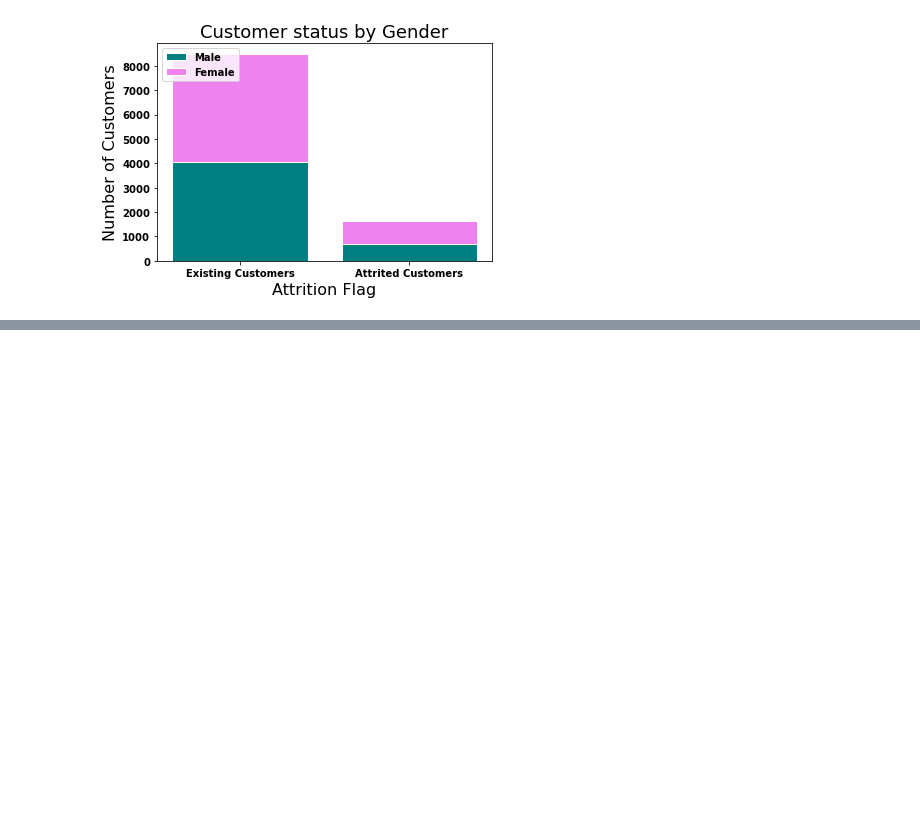
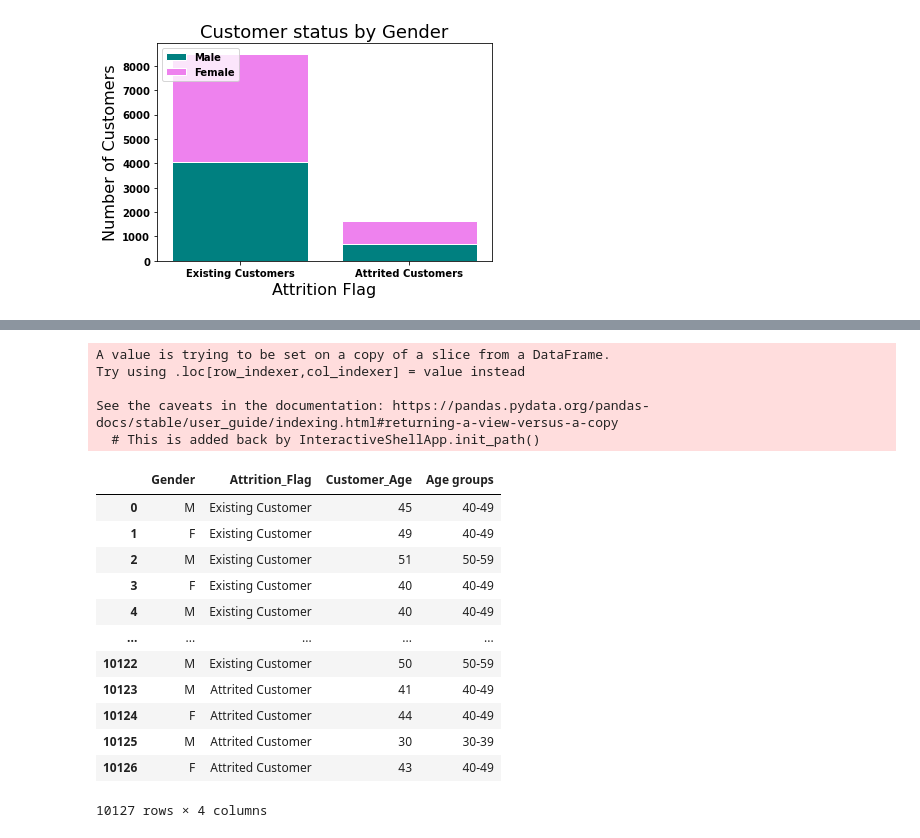
Before and after one commit to Emziicles/Project1-CreditCard, a Jupyter notebook: Project 1 - Emma Second attempt.ipynb, the cells around one changed output, grey strips where cells are left out. Drawn from its saved outputs; the diff is of its cells as text; code cells hidden in the pictures; blank space fills up the shorter version.

```diff
--- a/Project 1 - Emma Second attempt.ipynb
+++ b/Project 1 - Emma Second attempt.ipynb
@@ -170,0 +187,35 @@ plt.show()
+# %%
+# create bins for ages, separate by gender again. Try and visualise in pie chart
+
+#card_df["Customer_Age"].max()
+#use this to determine max age is 73
+#card_df["Customer_Age"].min()
+#use this to determine min age is 26
+
+bins = [20, 29, 39, 49, 59, 69, 79]
+labels = ["20-29", "30-39", "40-49", "50-59", "60-69", "70-79"]
+
+new_card_df = card_df["Age groups"] = pd.cut(card_df["Customer_Age"], bins, labels=labels)
+# %% [output]
+A value is trying to be set on a copy of a slice from a DataFrame.
+Try using .loc[row_indexer,col_indexer] = value instead
+
+See the caveats in the documentation: https://pandas.pydata.org/pandas-docs/stable/user_guide/indexing.html#returning-a-view-versus-a-copy
+  # This is added back by InteractiveShellApp.init_path()
+# %%
+merged_df = pd.merge(card_df, new_card_df, how="left", on="Customer_Age")
+merged_df
+# %% [output]
+|  | Gender | Attrition_Flag | Customer_Age | Age groups |
+| 0 | M | Existing Customer | 45 | 40-49 |
+| 1 | F | Existing Customer | 49 | 40-49 |
+| 2 | M | Existing Customer | 51 | 50-59 |
+| 3 | F | Existing Customer | 40 | 40-49 |
+| 4 | M | Existing Customer | 40 | 40-49 |
+| ... | ... | ... | ... | ... |
+| 10122 | M | Existing Customer | 50 | 50-59 |
+| 10123 | M | Attrited Customer | 41 | 40-49 |
+| 10124 | F | Attrited Customer | 44 | 40-49 |
+| 10125 | M | Attrited Customer | 30 | 30-39 |
+| 10126 | F | Attrited Customer | 43 | 40-49 |
+10127 rows × 4 columns
```
Also changed, not shown: parts of 4 cells of this notebook.
